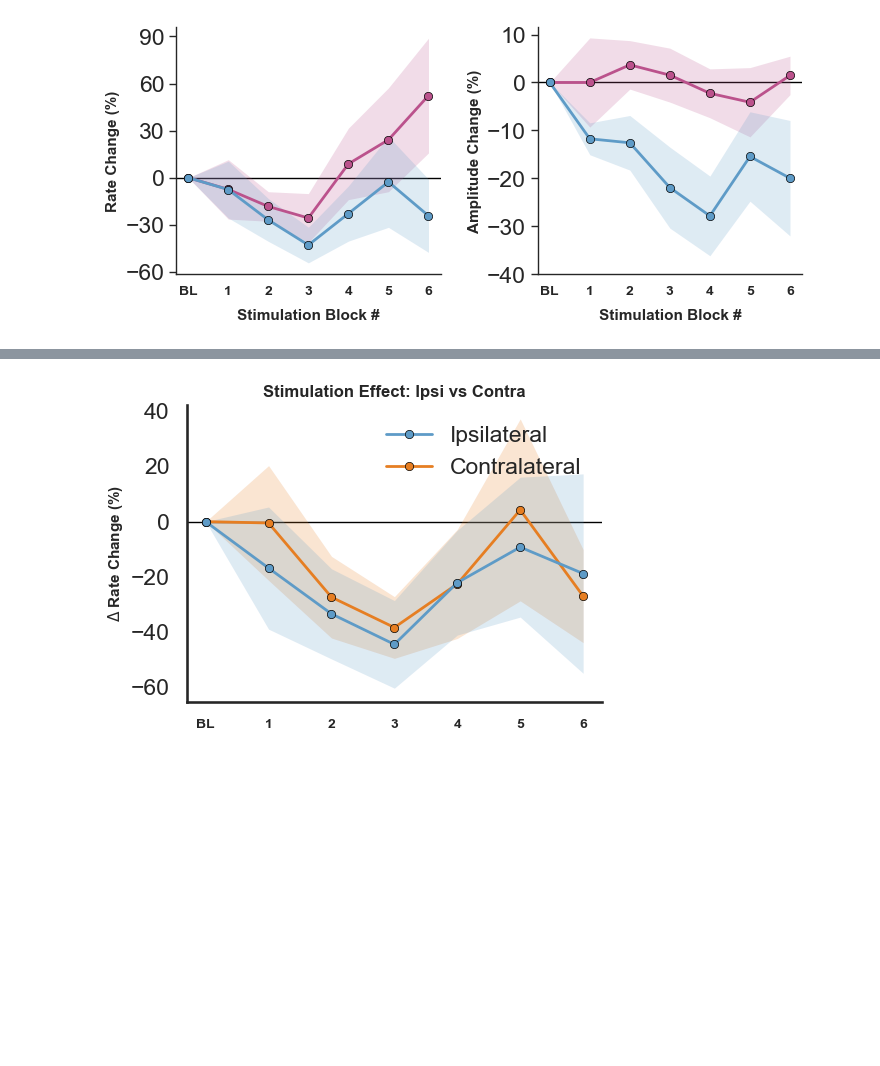
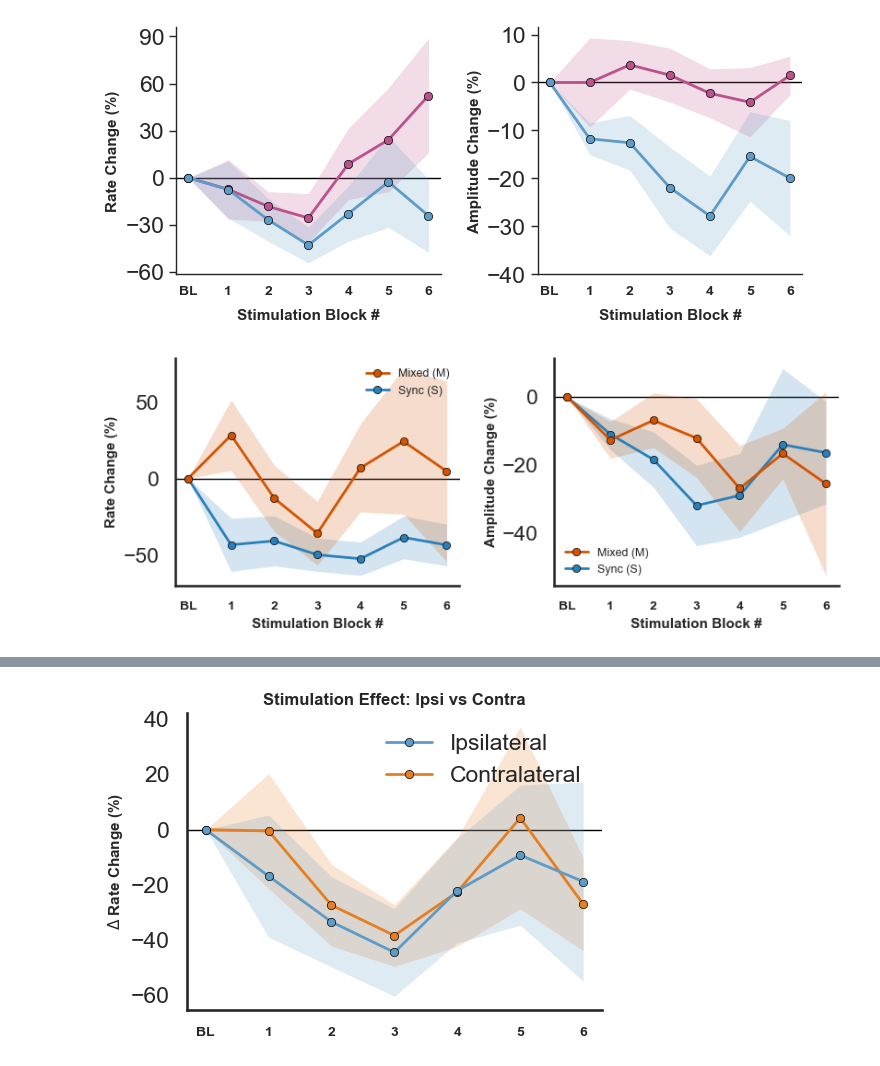
Before and after one commit to Falach/spikes_stim, a Jupyter notebook: paper/final_figuresV2.ipynb, the cells around one changed output, grey strips where cells are left out. Cells and saved outputs as stored; diff of their text form; code cells hidden in the pictures; blank space fills up the shorter version.

Commit message:
stim groups analysis

```diff
--- a/paper/final_figuresV2.ipynb
+++ b/paper/final_figuresV2.ipynb
@@ -397,3 +424,59 @@ plt.savefig('combined_rate_amp_cumulative_shade.pdf', format='pdf', dpi=300, bbo
 plt.show()
 # %% [output]
 [figure]
+# %%
+import numpy as np
+import pandas as pd
+import matplotlib.pyplot as plt
+
+# --- 1. מיפוי לפי הסדר שסיפקת ---
+# הרשימה: ['485', '486', '487', '488', '497', '498', '499', '505', '510', '520']
+# M (Mixed): 485, 497, 499, 505, 510 -> אינדקסים 0, 4, 6, 7, 8
+# S (Sync):  486, 487, 488, 498, 520 -> אינדקסים 1, 2, 3, 5, 9
+
+m_indices = [0, 4, 6, 7, 8]  # Mixed
+s_indices = [1, 2, 3, 5, 9]  # Sync
+
+# --- 2. עיבוד הנתונים לקבוצות ---
+df_rate_stim = get_clean_matrix(data_stim['rates']['all'], mode='baseline', threshold=1000)
+df_amp_stim = get_clean_matrix(data_stim['relative_spike_amplitude']['all'], mode='baseline', threshold=1000)
+
+y_rate_m, err_rate_m = prepare_group_line(df_rate_stim.iloc[m_indices], stim_idx)
+y_rate_s, err_rate_s = prepare_group_line(df_rate_stim.iloc[s_indices], stim_idx)
+
+y_amp_m, err_amp_m = prepare_group_line(df_amp_stim.iloc[m_indices], stim_idx)
+y_amp_s, err_amp_s = prepare_group_line(df_amp_stim.iloc[s_indices], stim_idx)
+
+x_axis = np.arange(len(y_rate_m))
+
+# --- 3. ויזואליזציה ---
+fig, (ax1, ax2) = plt.subplots(1, 2, figsize=(8.5, 3.5))
+
+color_mixed = '#d35400' # כתום עמוק ל-Mixed
+color_sync  = '#2980b9' # כחול ל-Sync
+
+# גרף שמאל - Rate
+plot_shaded_line(ax1, x_axis, y_rate_m, err_rate_m, color_mixed, 'Mixed (M)', zorder=5)
+plot_shaded_line(ax1, x_axis, y_rate_s, err_rate_s, color_sync, 'Sync (S)', zorder=4)
+
+# גרף ימין - Amplitude
+plot_shaded_line(ax2, x_axis, y_amp_m, err_amp_m, color_mixed, 'Mixed (M)', zorder=5)
+plot_shaded_line(ax2, x_axis, y_amp_s, err_amp_s, color_sync, 'Sync (S)', zorder=4)
+
+# עיצוב
+for ax in [ax1, ax2]:
+    ax.axhline(y=0, color='black', linestyle='-', linewidth=1, zorder=1)
+    ax.spines['top'].set_visible(False)
+    ax.spines['right'].set_visible(False)
+    ax.set_xticks(x_axis)
+    ax.set_xticklabels(['BL'] + [str(i) for i in range(1, len(x_axis))], fontsize=10, fontweight='bold')
+    ax.set_xlabel('Stimulation Block #', fontsize=11, fontweight='bold')
+    ax.legend(frameon=False, fontsize=9)
+
+ax1.set_ylabel('Rate Change (%)', fontsize=11, fontweight='bold')
+ax2.set_ylabel('Amplitude Change (%)', fontsize=11, fontweight='bold')
+
+plt.tight_layout()
+plt.show()
+# %% [output]
+[figure, added]
```
Also changed, not shown: parts of 41 cells of this notebook.
